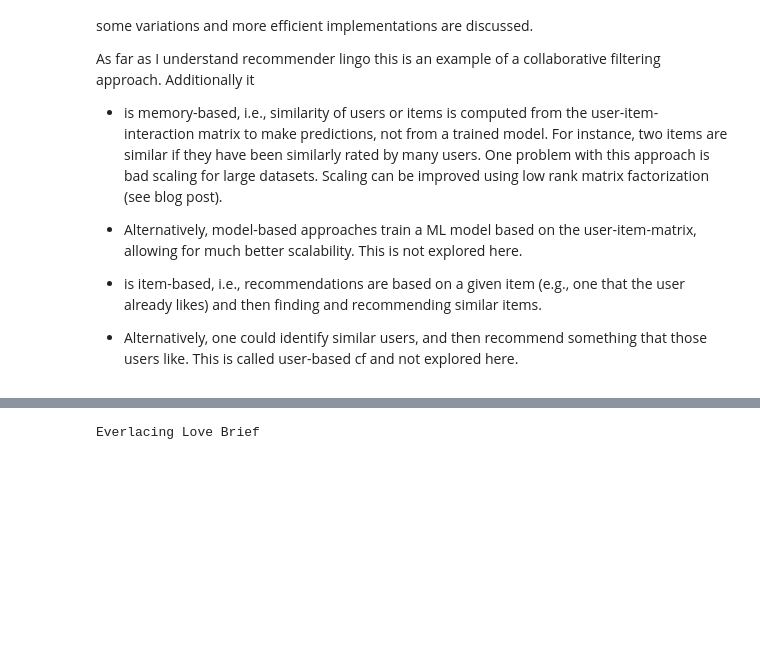
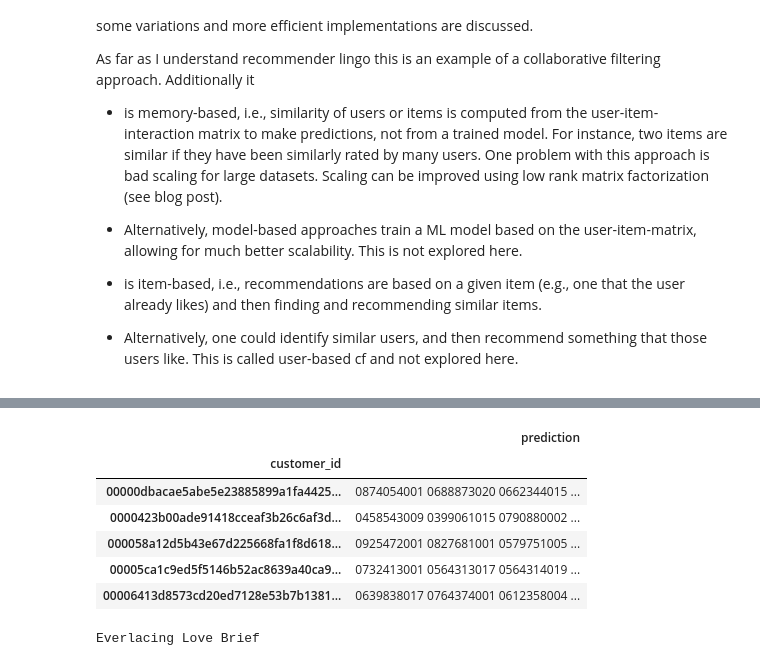
Before and after one commit to theflyingd/fashion-recommender, a Jupyter notebook: notebooks/recommender_example.ipynb, the cells around one changed output, grey strips where cells are left out. Saved outputs shown, nothing was run; the diff lists cells and outputs as text; code cells hidden in the pictures; blank space fills up the shorter version.

```diff
--- a/notebooks/recommender_example.ipynb
+++ b/notebooks/recommender_example.ipynb
@@ -154,0 +115,48 @@ Y_norm = Y - csr_matrix(Y_mean_item)
+# %%
+df_wardrobe.wardrobe = df_wardrobe.fillna('').wardrobe
+# %%
+baseline = '0706016001 0706016002 0372860001 0610776002 0759871002 0464297007 0372860002 0610776001 0399223001 0706016003 0720125001 0156231001'.split(' ')
+# %%
+def predict_from_wardrobe(user_id, df_wardrobe, baseline, k=12):
+    wardrobe = df_wardrobe.loc[user_id, 'wardrobe']
+    if wardrobe == '':
+        # cold start
+        prediction = baseline
+    else:
+        # convert wardrobe to list with newest items first
+        wardrobe = wardrobe.split(' ')[::-1]
+        n_items = len(wardrobe)
+#        i = 0
+        # simplest most possible way: predict k items based on latest purchase
+        item_id = wardrobe[0]
+        prediction = recommend_from_item(item_id, item_id_map, item_id_map_rev, D_csr, k=k).split(' ')
+#        q = max(k//n_items, 4)
+#        while (len(prediction) < k) and (i < n_items):
+#            item_id = wardrobe[i]
+#            best_items = recommend_from_item(item_id, item_id_map, item_id_map_rev, D_csr, k=12).split(' ')
+#            while (len(prediction) < min(q, k)) and len(best_items) > 0:
+#                item_id = best_items.pop(0)
+                # recommend item if its not in wardrobe and hasn't already been recommended
+#                if (item_id not in prediction) and (item_id not in wardrobe):
+#                    prediction.append(item_id)
+#            i += 1
+#            q += q
+#        if len(prediction) < k:
+#            print('Warning: incomplete predictions...')
+    return ' '.join(prediction)
+# %%
+# make predictions for all users
+tmp = df_wardrobe.copy()
+tmp2 = tmp.reset_index().customer_id.apply(lambda id: predict_from_wardrobe(id, df_wardrobe, baseline, k=12))
+tmp2 = pd.DataFrame({'customer_id':df_wardrobe.reset_index().customer_id, 'prediction':tmp2}).set_index('customer_id')
+df_wardrobe['prediction'] = tmp2.prediction
+# %%
+tmp2.head()
+# %% [output]
+|  | prediction |
+| customer_id |  |
+| 00000dbacae5abe5e23885899a1fa4425... | 0874054001 0688873020 0662344015 ... |
+| 0000423b00ade91418cceaf3b26c6af3d... | 0458543009 0399061015 0790880002 ... |
+| 000058a12d5b43e67d225668fa1f8d618... | 0925472001 0827681001 0579751005 ... |
+| 00005ca1c9ed5f5146b52ac8639a40ca9... | 0732413001 0564313017 0564314019 ... |
+| 00006413d8573cd20ed7128e53b7b1381... | 0639838017 0764374001 0612358004 ... |
```
Also changed, not shown: parts of 24 cells of this notebook.
